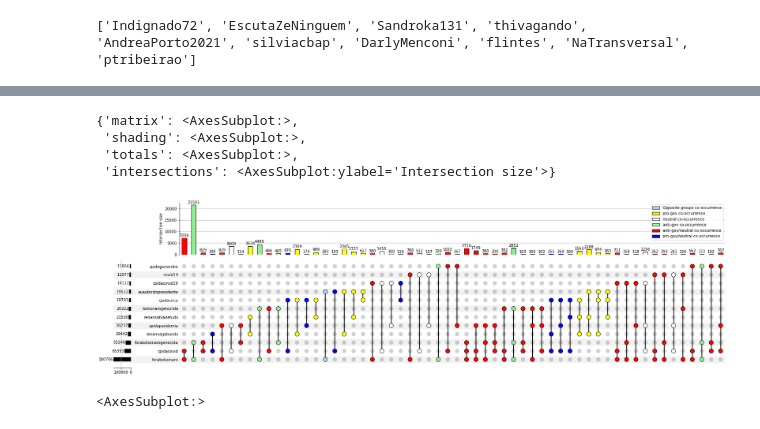
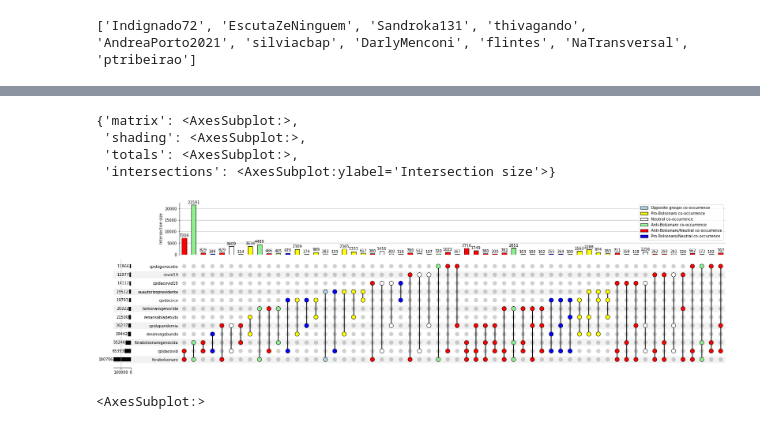
Before and after one commit to lucasraniere/twitter-cpi-case-study, a Jupyter notebook: hashtags_validation.ipynb, the cells around one changed output, grey strips where cells are left out. Saved outputs shown, nothing was run; the diff lists cells and outputs as text; code cells hidden in the pictures.

```diff
--- a/hashtags_validation.ipynb
+++ b/hashtags_validation.ipynb
@@ -701,59 +701,59 @@ data_plot.head()
 # %%
 upset = UpSet(data_plot, min_subset_size=100, show_counts=True, max_degree=3, min_degree=2)
 
 upset.style_subsets(present=['euautorizopresidente', 'forabolsonaro'], facecolor='lightblue', edgecolor='black', label='Opposite groups co-occurrence')
 
-upset.style_subsets(present=['renanvagabundo', 'cpidocirco'], facecolor='yellow', edgecolor='black', label='pro-gov co-occurrence')
-upset.style_subsets(present=['renanvagabundo', 'renansabiadetudo'], facecolor='yellow', edgecolor='black', label='pro-gov co-occurrence')
-upset.style_subsets(present=['renanvagabundo', 'euautorizopresidente'], facecolor='yellow', edgecolor='black', label='pro-gov co-occurrence')
-upset.style_subsets(present=['cpidocirco', 'renansabiadetudo'], facecolor='yellow', edgecolor='black', label='pro-gov co-occurrence')
-upset.style_subsets(present=['cpidocirco', 'euautorizopresidente'], facecolor='yellow', edgecolor='black', label='pro-gov co-occurrence')
-upset.style_subsets(present=['renansabiadetudo', 'euautorizopresidente'], facecolor='yellow', edgecolor='black', label='pro-gov co-occurrence')
+upset.style_subsets(present=['renanvagabundo', 'cpidocirco'], facecolor='yellow', edgecolor='black', label='Pro-Bolsonaro co-occurrence')
+upset.style_subsets(present=['renanvagabundo', 'renansabiadetudo'], facecolor='yellow', edgecolor='black', label='Pro-Bolsonaro co-occurrence')
+upset.style_subsets(present=['renanvagabundo', 'euautorizopresidente'], facecolor='yellow', edgecolor='black', label='Pro-Bolsonaro co-occurrence')
+upset.style_subsets(present=['cpidocirco', 'renansabiadetudo'], facecolor='yellow', edgecolor='black', label='Pro-Bolsonaro co-occurrence')
+upset.style_subsets(present=['cpidocirco', 'euautorizopresidente'], facecolor='yellow', edgecolor='black', label='Pro-Bolsonaro co-occurrence')
+upset.style_subsets(present=['renansabiadetudo', 'euautorizopresidente'], facecolor='yellow', edgecolor='black', label='Pro-Bolsonaro co-occurrence')
 
-upset.style_subsets(present=['cpidacovid', 'cpidapandemia'], facecolor='white', edgecolor='black', label='neutral co-occurrence')
-upset.style_subsets(present=['cpidacovid', 'covid19'], facecolor='white', edgecolor='black', label='neutral co-occurrence')
-upset.style_subsets(present=['cpidacovid', 'cpidacovid19'], facecolor='white', edgecolor='black', label='neutral co-occurrence')
-upset.style_subsets(present=['cpidapandemia', 'covid19'], facecolor='white', edgecolor='black', label='neutral co-occurrence')
-upset.style_subsets(present=['cpidapandemia', 'cpidacovid19'], facecolor='white', edgecolor='black', label='neutral co-occurrence')
-upset.style_subsets(present=['covid19', 'cpidacovid19'], facecolor='white', edgecolor='black', label='neutral co-occurrence')
+upset.style_subsets(present=['cpidacovid', 'cpidapandemia'], facecolor='white', edgecolor='black', label='Neutral co-occurrence')
+upset.style_subsets(present=['cpidacovid', 'covid19'], facecolor='white', edgecolor='black', label='Neutral co-occurrence')
+upset.style_subsets(present=['cpidacovid', 'cpidacovid19'], facecolor='white', edgecolor='black', label='Neutral co-occurrence')
+upset.style_subsets(present=['cpidapandemia', 'covid19'], facecolor='white', edgecolor='black', label='Neutral co-occurrence')
+upset.style_subsets(present=['cpidapandemia', 'cpidacovid19'], facecolor='white', edgecolor='black', label='Neutral co-occurrence')
+upset.style_subsets(present=['covid19', 'cpidacovid19'], facecolor='white', edgecolor='black', label='Neutral co-occurrence')
 
-upset.style_subsets(present=['forabolsonaro', 'forabolsonarogenocida'], facecolor='lightgreen', edgecolor='black', label='anti-gov co-occurrence')
-upset.style_subsets(present=['forabolsonaro', 'bolsonarogenocida'], facecolor='lightgreen', edgecolor='black', label='anti-gov co-occurrence')
-upset.style_subsets(present=['forabolsonaro', 'cpidogenocidio'], facecolor='lightgreen', edgecolor='black', label='anti-gov co-occurrence')
-upset.style_subsets(present=['forabolsonarogenocida', 'bolsonarogenocida'], facecolor='lightgreen', edgecolor='black', label='anti-gov co-occurrence')
-upset.style_subsets(present=['forabolsonarogenocida', 'cpidogenocidio'], facecolor='lightgreen', edgecolor='black', label='anti-gov co-occurrence')
-upset.style_subsets(present=['bolsonarogenocida', 'cpidogenocidio'], facecolor='lightgreen', edgecolor='black', label='anti-gov co-occurrence')
+upset.style_subsets(present=['forabolsonaro', 'forabolsonarogenocida'], facecolor='lightgreen', edgecolor='black', label='Anti-Bolsonaro co-occurrence')
+upset.style_subsets(present=['forabolsonaro', 'bolsonarogenocida'], facecolor='lightgreen', edgecolor='black', label='Anti-Bolsonaro co-occurrence')
+upset.style_subsets(present=['forabolsonaro', 'cpidogenocidio'], facecolor='lightgreen', edgecolor='black', label='Anti-Bolsonaro co-occurrence')
+upset.style_subsets(present=['forabolsonarogenocida', 'bolsonarogenocida'], facecolor='lightgreen', edgecolor='black', label='Anti-Bolsonaro co-occurrence')
+upset.style_subsets(present=['forabolsonarogenocida', 'cpidogenocidio'], facecolor='lightgreen', edgecolor='black', label='Anti-Bolsonaro co-occurrence')
+upset.style_subsets(present=['bolsonarogenocida', 'cpidogenocidio'], facecolor='lightgreen', edgecolor='black', label='Anti-Bolsonaro co-occurrence')
 
 
-upset.style_subsets(present=['cpidacovid', 'forabolsonaro'], facecolor='red', edgecolor='black', label='anti-gov/neutral co-occurrence')
-upset.style_subsets(present=['forabolsonarogenocida', 'cpidacovid'], facecolor='red', edgecolor='black', label='anti-gov/neutral co-occurrence')
-upset.style_subsets(present=['forabolsonarogenocida', 'cpidapandemia'], facecolor='red', edgecolor='black', label='anti-gov/neutral co-occurrence')
-upset.style_subsets(present=['bolsonarogenocida', 'cpidacovid'], facecolor='red', edgecolor='black', label='anti-gov/neutral co-occurrence')
-upset.style_subsets(present=['cpidapandemia', 'forabolsonaro'], facecolor='red', edgecolor='black', label='anti-gov/neutral co-occurrence')
-upset.style_subsets(present=['cpidacovid19', 'forabolsonaro'], facecolor='red', edgecolor='black', label='anti-gov/neutral co-occurrence')
-upset.style_subsets(present=['cpidogenocidio', 'cpidacovid'], facecolor='red', edgecolor='black', label='anti-gov/neutral co-occurrence')
-upset.style_subsets(present=['cpidogenocidio', 'cpidapandemia'], facecolor='red', edgecolor='black', label='anti-gov/neutral co-occurrence')
-upset.style_subsets(present=['covid19', 'forabolsonaro'], facecolor='red', edgecolor='black', label='anti-gov/neutral co-occurrence')
+upset.style_subsets(present=['cpidacovid', 'forabolsonaro'], facecolor='red', edgecolor='black', label='Anti-Bolsonaro/Neutral co-occurrence')
+upset.style_subsets(present=['forabolsonarogenocida', 'cpidacovid'], facecolor='red', edgecolor='black', label='Anti-Bolsonaro/Neutral co-occurrence')
+upset.style_subsets(present=['forabolsonarogenocida', 'cpidapandemia'], facecolor='red', edgecolor='black', label='Anti-Bolsonaro/Neutral co-occurrence')
+upset.style_subsets(present=['bolsonarogenocida', 'cpidacovid'], facecolor='red', edgecolor='black', label='Anti-Bolsonaro/Neutral co-occurrence')
+upset.style_subsets(present=['cpidapandemia', 'forabolsonaro'], facecolor='red', edgecolor='black', label='Anti-Bolsonaro/Neutral co-occurrence')
+upset.style_subsets(present=['cpidacovid19', 'forabolsonaro'], facecolor='red', edgecolor='black', label='Anti-Bolsonaro/Neutral co-occurrence')
+upset.style_subsets(present=['cpidogenocidio', 'cpidacovid'], facecolor='red', edgecolor='black', label='Anti-Bolsonaro/Neutral co-occurrence')
+upset.style_subsets(present=['cpidogenocidio', 'cpidapandemia'], facecolor='red', edgecolor='black', label='Anti-Bolsonaro/Neutral co-occurrence')
+upset.style_subsets(present=['covid19', 'forabolsonaro'], facecolor='red', edgecolor='black', label='Anti-Bolsonaro/Neutral co-occurrence')
 
 
 
 
-upset.style_subsets(present=['renanvagabundo', 'cpidacovid'], facecolor='blue', edgecolor='black', label='pro-gov/neutral co-occurrence')
-upset.style_subsets(present=['cpidocirco', 'cpidacovid'], facecolor='blue', edgecolor='black', label='pro-gov/neutral co-occurrence')
-upset.style_subsets(present=['cpidocirco', 'cpidapandemia'], facecolor='blue', edgecolor='black', label='pro-gov/neutral co-occurrence')
-upset.style_subsets(present=['cpidocirco', 'covid19'], facecolor='blue', edgecolor='black', label='pro-gov/neutral co-occurrence')
-upset.style_subsets(present=['euautorizopresidente', 'cpidacovid'], facecolor='blue', edgecolor='black', label='pro-gov/neutral co-occurrence')
-upset.style_subsets(present=['cpidacovid19', 'cpidocirco'], facecolor='blue', edgecolor='black', label='pro-gov/neutral co-occurrence')
+upset.style_subsets(present=['renanvagabundo', 'cpidacovid'], facecolor='blue', edgecolor='black', label='Pro-Bolsonaro/Neutral co-occurrence')
+upset.style_subsets(present=['cpidocirco', 'cpidacovid'], facecolor='blue', edgecolor='black', label='Pro-Bolsonaro/Neutral co-occurrence')
+upset.style_subsets(present=['cpidocirco', 'cpidapandemia'], facecolor='blue', edgecolor='black', label='Pro-Bolsonaro/Neutral co-occurrence')
+upset.style_subsets(present=['cpidocirco', 'covid19'], facecolor='blue', edgecolor='black', label='Pro-Bolsonaro/Neutral co-occurrence')
+upset.style_subsets(present=['euautorizopresidente', 'cpidacovid'], facecolor='blue', edgecolor='black', label='Pro-Bolsonaro/Neutral co-occurrence')
+upset.style_subsets(present=['cpidacovid19', 'cpidocirco'], facecolor='blue', edgecolor='black', label='Pro-Bolsonaro/Neutral co-occurrence')
 
 
 
 upset.plot()
 # %% [output]
 {'matrix': <AxesSubplot:>,
  'shading': <AxesSubplot:>,
  'totals': <AxesSubplot:>,
  'intersections': <AxesSubplot:ylabel='Intersection size'>}
-[figure, old version]
+[figure, new version]
 # %%
 selected_df['faction_interval_value'].hist()
 # %% [output]
```
Also changed, not shown: parts of 21 cells of this notebook, 5 other files.
